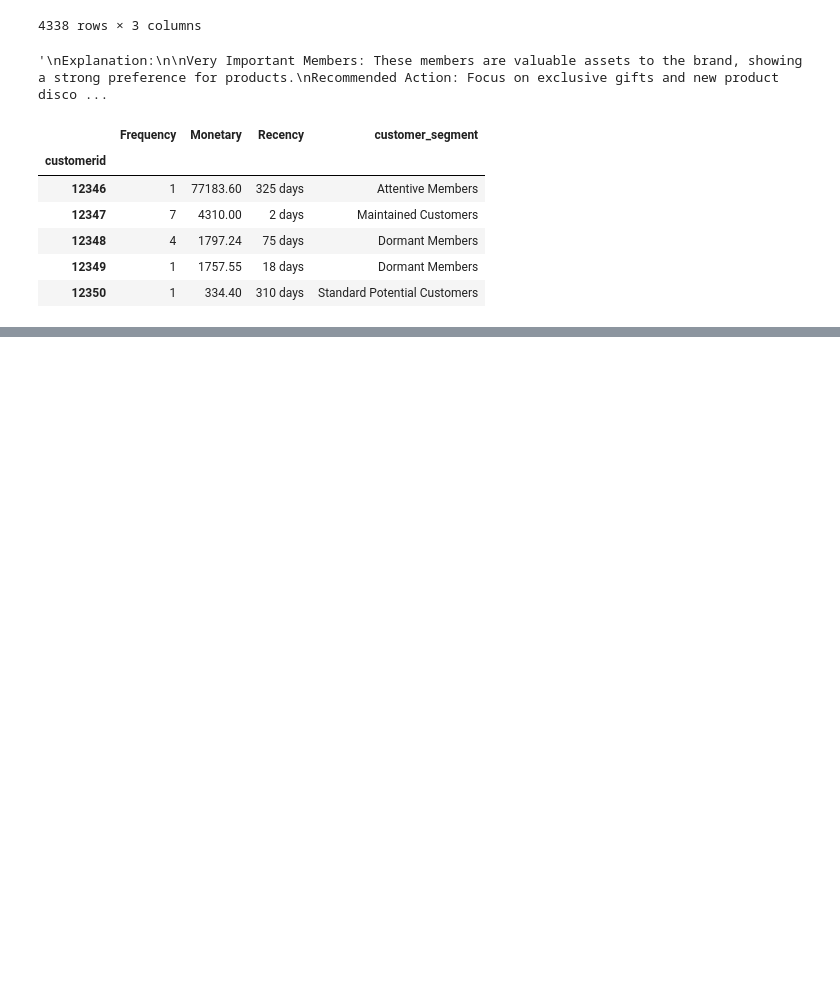
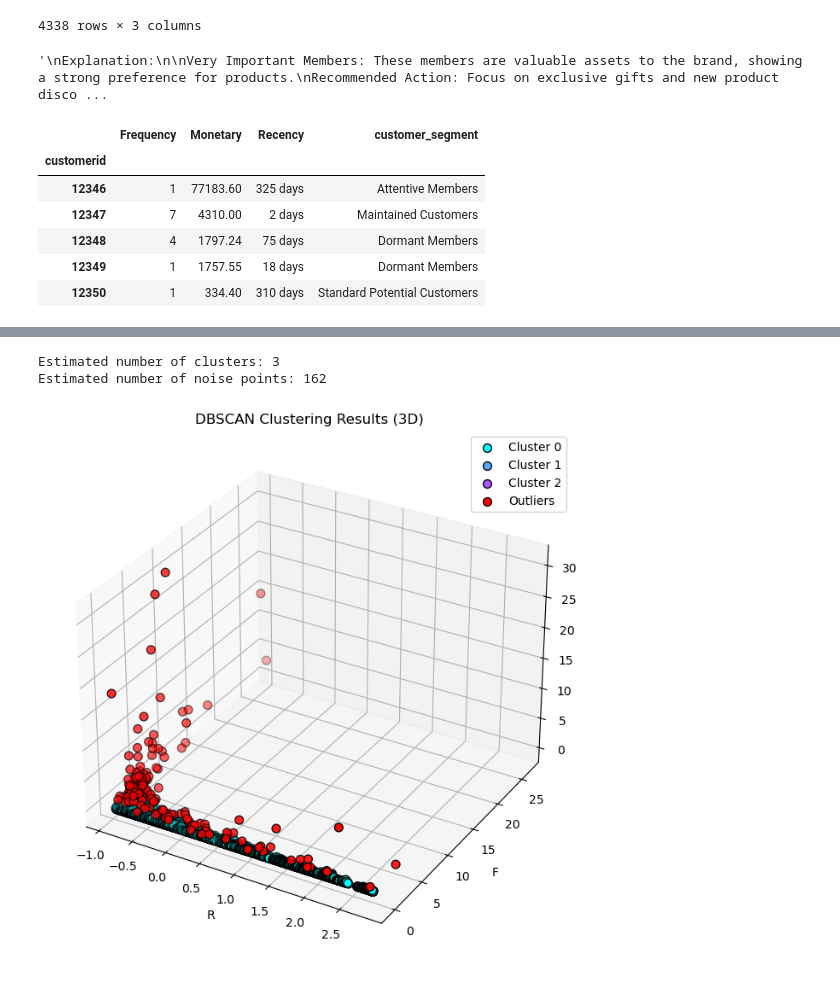
Before and after one commit to jia-jie-su/RFM-model, a Jupyter notebook: rfm_model_code.ipynb, the cells around one changed output, grey strips where cells are left out. Drawn from its saved outputs; the diff is of its cells as text; code cells hidden in the pictures; blank space fills up the shorter version.

```diff
--- a/rfm_model_code.ipynb
+++ b/rfm_model_code.ipynb
@@ -443,0 +474,73 @@ plt.show()
+# %%
+X = rfm[['Recency','Frequency','Monetary']].copy()
+
+# Convert Recency to numeric (days or seconds) if it's a timedelta
+if np.issubdtype(X['Recency'].dtype, np.timedelta64):
+    # Convert timedelta to days or seconds
+    X['Recency'] = X['Recency'].dt.total_seconds()
+
+# Standardize the features
+scaler = StandardScaler()
+X_scaled = scaler.fit_transform(X)
+
+# Create a DBSCAN instance
+dbscan = DBSCAN(eps=0.2, min_samples=5)
+
+# Fit the model and predict clusters
+clusters = dbscan.fit_predict(X_scaled)
+
+# Number of clusters in labels, ignoring noise if present
+n_clusters = len(set(clusters)) - (1 if -1 in clusters else 0)
+n_noise = list(clusters).count(-1)
+
+# Print the number of clusters and noise points
+print('Estimated number of clusters:', n_clusters)
+print('Estimated number of noise points:', n_noise)
+# %% [output]
+Estimated number of clusters: 3
+Estimated number of noise points: 162
+# %%
+# Custom color map
+custom_cmap = plt.colormaps.get_cmap('cool').resampled(len(set(clusters)))
+
+# Visualize the clusters in 3D with custom colors
+fig = plt.figure(figsize=(12, 8))
+ax = fig.add_subplot(111, projection='3d')
+
+# Plotting clusters with legend
+for cluster_label in set(clusters):
+    if cluster_label == -1:
+        # Plot outliers separately
+        ax.scatter(
+            X_scaled[clusters == cluster_label, 0],
+            X_scaled[clusters == cluster_label, 1],
+            X_scaled[clusters == cluster_label, 2],
+            c='red',
+            label='Outliers',
+            marker='o',
+            edgecolors='k',
+            s=50
+        )
+    else:
+        ax.scatter(
+            X_scaled[clusters == cluster_label, 0],
+            X_scaled[clusters == cluster_label, 1],
+            X_scaled[clusters == cluster_label, 2],
+            c=[custom_cmap(cluster_label)],
+            label=f'Cluster {cluster_label}',
+            marker='o',
+            edgecolors='k',
+            s=50
+        )
+
+ax.set_title('DBSCAN Clustering Results (3D)')
+ax.set_xlabel('R')
+ax.set_ylabel('F')
+ax.set_zlabel('M')
+
+# Add legend
+ax.legend()
+
+plt.show()
+# %% [output]
+[figure, added]
```
Also changed, not shown: parts of 7 cells of this notebook.
